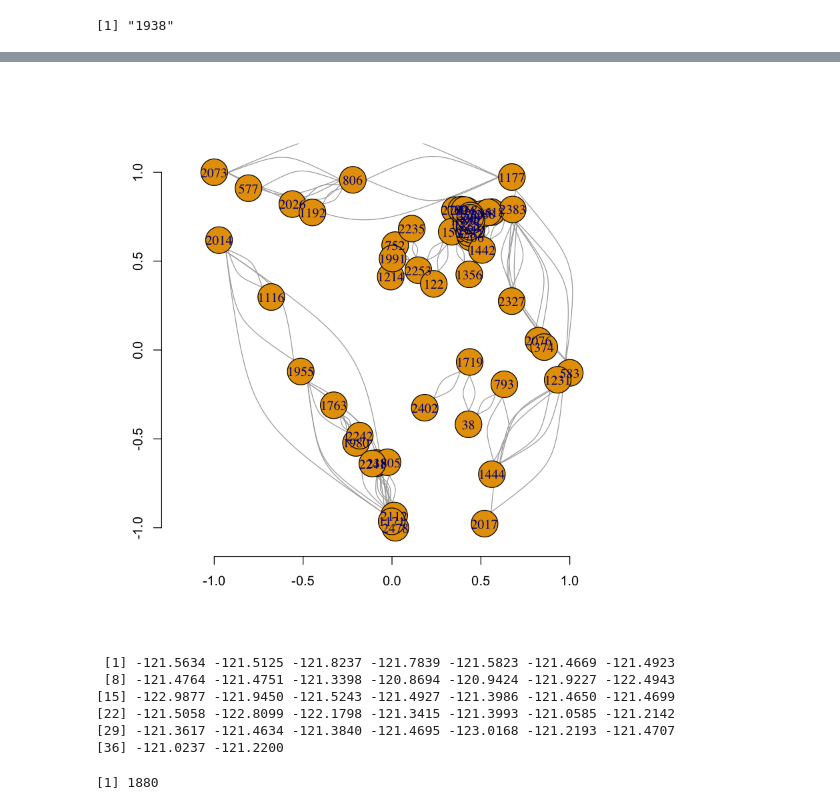
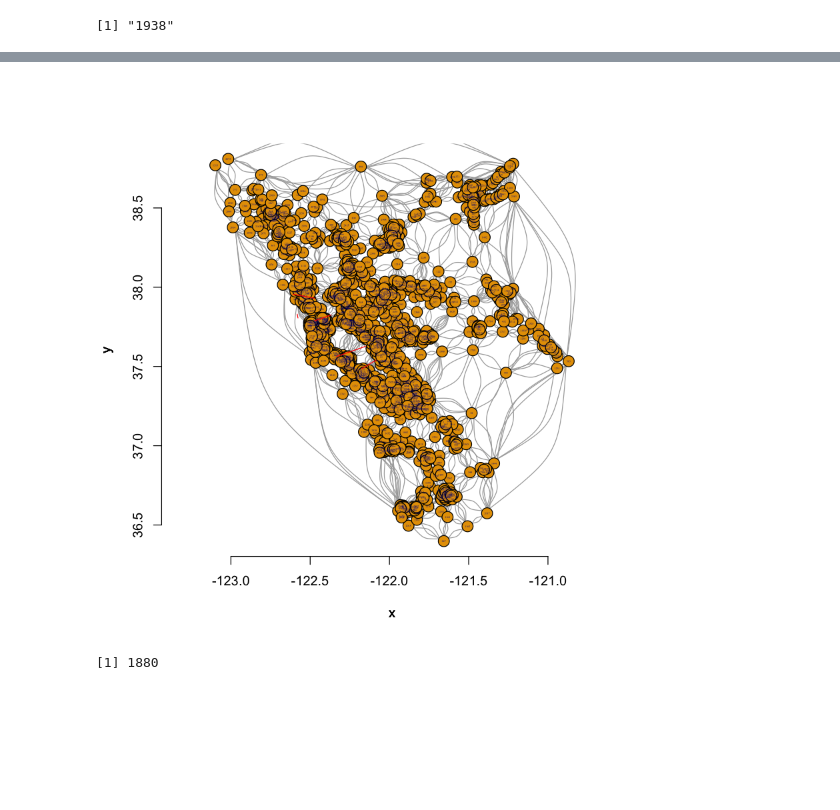
Before and after one commit to TeYuanLiu/graph_algorithms, a Jupyter notebook: Project5_Q14-15.ipynb, the cells around one changed output, grey strips where cells are left out. Saved outputs shown, nothing was run; the diff lists cells and outputs as text; code cells hidden in the pictures; blank space fills up the shorter version.

```diff
--- a/Project5_Q14-15.ipynb
+++ b/Project5_Q14-15.ipynb
@@ -299,7 +344,7 @@ for(x in c(1:length(neiblist))){
         y_id = strtoi(V(graph.giant)[nb_id]$name)
         if(x_id %in% V(graph.giant)$name && y_id %in% V(graph.giant)$name){
             t = time[which(V(graph.giant)$name == x_id), which(V(graph.giant)$name == y_id)]
-            if(t>3000) {
+            if(t>300) {
                 speed = dis/t
                 flow = 2*(3600/((0.003+2*speed)/speed))
             } else {
@@ -348,26 +362,48 @@ print(start)
-# %%
-df<-data.frame("from" = start, "to"=end)
-id <- unique(as.vector(rbind(start,end)))
-id_name = as.character(id)
-lon <- ver_attr[id,3]
-lat <- ver_attr[id,4]
-meta<-data.frame("name" = id_name, "lon"=lon, "lat"=lat)
-g<- graph.data.frame(df, directed=F, vertices=meta)
-lo <- as.matrix(meta[,2:3])
-plot(g, layout=lo)
-axis(1)
-axis(2)
-# %% [output]
-[figure, removed]
-# %%
-lon
-# %% [output]
- [1] -121.5634 -121.5125 -121.8237 -121.7839 -121.5823 -121.4669 -121.4923
- [8] -121.4764 -121.4751 -121.3398 -120.8694 -120.9424 -121.9227 -122.4943
-[15] -122.9877 -121.9450 -121.5243 -121.4927 -121.3986 -121.4650 -121.4699
-[22] -121.5058 -122.8099 -122.1798 -121.3415 -121.3993 -121.0585 -121.2142
-[29] -121.3617 -121.4634 -121.3840 -121.4695 -123.0168 -121.2193 -121.4707
-[36] -121.0237 -121.2200
+# %%
+start <- c()
+end <- c()
+for(x in c(1:nrow(el))){
+    if(el[x,4]>0){
+        start <- c(start, el[x,1])
+        end <- c(end, el[x,2])
+    }
+}
+df<-data.frame("from" = start, "to"=end)
+id <- unique(as.vector(rbind(start,end)))
+id_name = as.character(id)
+lon <- ver_attr[id,3]
+lat <- ver_attr[id,4]
+meta<-data.frame("name" = id_name, "lon"=lon, "lat"=lat)
+g<- graph.data.frame(df, directed=F, vertices=meta)
+lo <- as.matrix(meta[,2:3])
+plot(g, layout=lo,rescale=F,axes=TRUE,ylim=c(min(lat),max(lat)),xlim=c(min(lon),max(lon)),vertex.size=7, vertex.label.cex=0.2)
+# Golden Gate Bridge
+x = c(-122.475,-122.479)
+y = c(37.806, 37.83)
+par(new=TRUE)
+plot(x,y,col="red",pch=20,axes=F,ylim=c(min(lat),max(lat)),xlim=c(min(lon),max(lon)),type="l")
+# Richmond, San Rafael Bridge
+x = c(-122.501,-122.387)
+y = c(37.956,37.93)
+par(new=TRUE)
+plot(x,y,col="red",pch=20,axes=F,ylim=c(min(lat),max(lat)),xlim=c(min(lon),max(lon)),type="l")
+# San Mateo Bridge
+x = c(-122.273,-122.122)
+y = c(37.563, 37.627)
+par(new=TRUE)
+plot(x,y,col="red",pch=20,axes=F,ylim=c(min(lat),max(lat)),xlim=c(min(lon),max(lon)),type="l")
+# Dambarton Bridge
+x = c(-122.142,-122.067)
+y = c(37.486,37.54)
+par(new=TRUE)
+plot(x,y,col="red",pch=20,axes=F,ylim=c(min(lat),max(lat)),xlim=c(min(lon),max(lon)),type="l")
+# San Francisco - Oakland Bay Bridge
+x = c(-122.388, -122.302)
+y = c(37.788, 37.825)
+par(new=TRUE)
+plot(x,y,col="red",pch=20,axes=F,ylim=c(min(lat),max(lat)),xlim=c(min(lon),max(lon)),type="l")
+# %% [output]
+[figure, added]
 # %%
 el[,1]=as.character(el[,1]) #Because the vertex IDs in this dataset are numbers, we make sure igraph knows these should be treated as characters. Otherwise, it'll create problems (see page on data import)
 el[,2]=as.character(el[,2])
```
Also changed, not shown: parts of 4 cells of this notebook.
